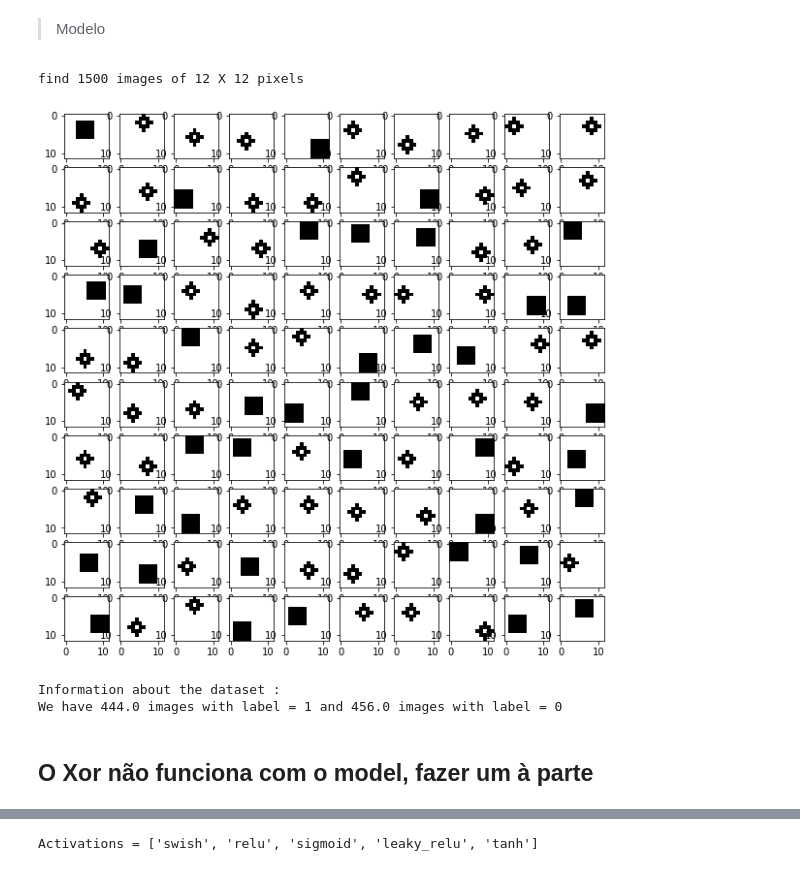
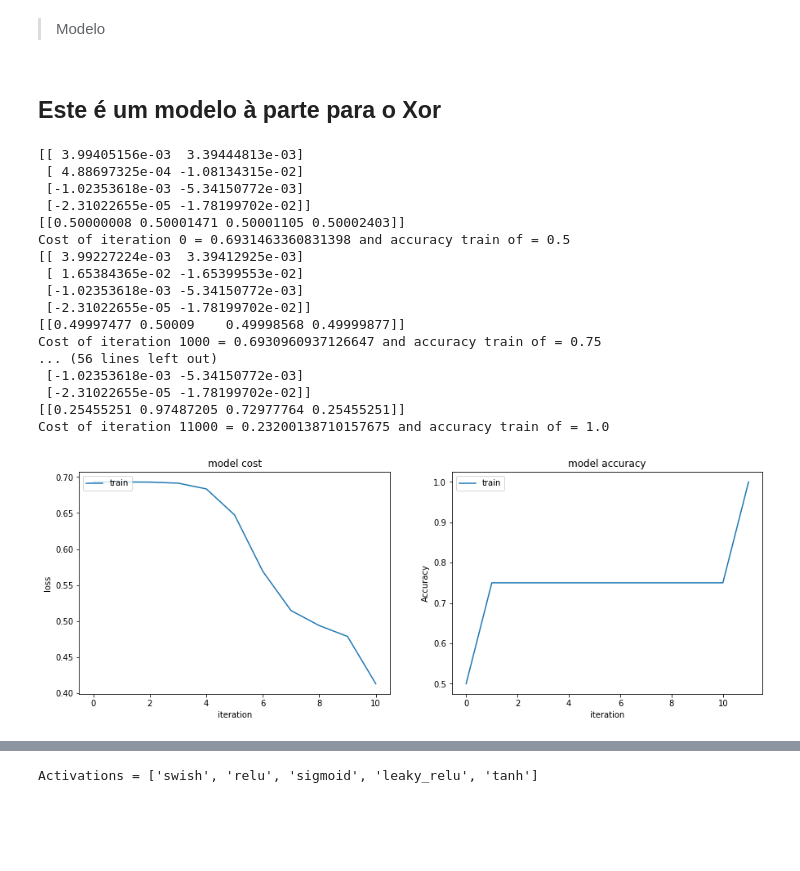
Before and after one commit to GuilhermeViveiros/Shallow-Neural-Networks, a Jupyter notebook: ShallowNetworks.ipynb, the cells around one changed output, grey strips where cells are left out. Drawn from its saved outputs; the diff is of its cells as text; code cells hidden in the pictures; blank space fills up the shorter version.

```diff
--- a/ShallowNetworks.ipynb
+++ b/ShallowNetworks.ipynb
@@ -107,7 +107,7 @@ def normalization(ew):
 # %%
 # size of the fst and the last layer, and the hidden layer
 # assuming 1 hidden layer
-def inicializar_parameters(n_x,n_h,n_y):
+def inicializar_parameters(n_x,n_h,n_y,xor=False):
 
     #w1 = np.zeros((n_h,n_x))
     #w1 = normalization(w1)
@@ -119,6 +119,13 @@ def inicializar_parameters(n_x,n_h,n_y):
     w2 = np.random.randn(n_y,n_h) * 0.01;
     b2 = np.zeros((n_y,1));
 
+
+    if(xor == True):
+        w1 = np.ones(shape=(n_h,n_x))
+        b1 = np.zeros((n_h,1))
+        w2 = np.ones(shape=(n_y,n_h))
+        b2 = np.zeros((n_y,1))
+
     parameters = {
         "w1" : w1,
         "b1" : b1,
@@ -172,6 +179,7 @@ def feed_forward(X,parameters,activation):
 def calculate_cost(A2,Yt):
     #para não estar a fazer log de 0 acrescenta-se um eta
     e = 1e-8
+    m = A2.shape[1]
     Cost = - np.sum(np.dot(Yt, np.log(A2+e).T) + np.dot(1 - Yt, np.log(1 - A2+e).T)) /m;  #cost function
     return Cost;
 # %% [markdown]
@@ -179,6 +187,8 @@ def calculate_cost(A2,Yt):
 # %%
 def back_propagation(X,Y,cache,parameters,activation):
 
+
+    m = Y.shape[1]
     A1 = cache["A1"];
     w1 = parameters["w1"];
     w2 = parameters["w2"];
@@ -357,7 +367,7 @@ def import_dataset(name):
 
     if(name == "1"):
         Xt = np.array([ [0,0],[1,0],[0,1],[1,1]])
-        Yt = np.array([0,1,1,0])
+        Yt = np.array([0,1,1,0]).reshape(1,4)
     elif(name == "2"):
         N,n_row,n_col,data=read_asc_data('dataSets/square_circle.txt')
     elif(name == "3"):
@@ -407,17 +417,15 @@ def import_dataset(name):
         print("\nInformation about the dataset : ")
         print("We have " + str(np.sum(Yt)) + " images with label = 1 and " + str(Yt.shape[1]-np.sum(Yt)) + " images with label = 0\n")
 
+        #print(Xt.shape)
+        #print(Yt.shape)
+        #print(Xe.shape)
+        #print(Ye.shape)
+
         return Xt,Yt,Xval,Yval,Xe,Ye
 
-    return Xt,Yt,_,_,_,_
+    return Xt.T,Yt,_,_,_,_
 
-#Xt,Yt,Xval,Yval,Xe,Ye = import_dataset("1")#xor
-Xt,Yt,Xval,Yval,Xe,Ye = import_dataset("2")#circulos
+Xt,Yt,Xval,Yval,Xe,Ye = import_dataset("1") #xor
+#Xt,Yt,Xval,Yval,Xe,Ye = import_dataset("2")#circulos
 #Xt,Yt,Xval,Yval,Xe,Ye = import_dataset("3")#retangulos
-# %% [output]
-find 1500 images of 12 X 12 pixels
-[figure, removed]
-Information about the dataset :
-We have 444.0 images with label = 1 and 456.0 images with label = 0
-# %% [markdown]
-## O Xor não funciona com o model, fazer um à parte
@@ -424,3 +502,31 @@ We have 444.0 images with label = 1 and 456.0 images with label = 0
+# %% [markdown]
+## Este é um modelo à parte para o Xor
+# %%
+n_h = 4
+epochs = 300000
+learning_rate = 0.01
+#só com a relu é que está a funcionar wtf
+activation = "relu"
+cache,parameters,times,accuracy_train,i = xor_model(n_h,epochs,learning_rate,activation)
+# %% [output]
+[[ 3.99405156e-03  3.39444813e-03]
+ [ 4.88697325e-04 -1.08134315e-02]
+ [-1.02353618e-03 -5.34150772e-03]
+ [-2.31022655e-05 -1.78199702e-02]]
+[[0.50000008 0.50001471 0.50001105 0.50002403]]
+Cost of iteration 0 = 0.6931463360831398 and accuracy train of = 0.5
+[[ 3.99227224e-03  3.39412925e-03]
+ [ 1.65384365e-02 -1.65399553e-02]
+ [-1.02353618e-03 -5.34150772e-03]
+ [-2.31022655e-05 -1.78199702e-02]]
+[[0.49997477 0.50009    0.49998568 0.49999877]]
+Cost of iteration 1000 = 0.6930960937126647 and accuracy train of = 0.75
+... (56 lines left out)
+ [-1.02353618e-03 -5.34150772e-03]
+ [-2.31022655e-05 -1.78199702e-02]]
+[[0.25455251 0.97487205 0.72977764 0.25455251]]
+Cost of iteration 11000 = 0.23200138710157675 and accuracy train of = 1.0
+[figure, added]
 # %%
 hidden_nodes= 3
 epochs = 14000
```
Also changed, not shown: parts of 3 cells of this notebook.
